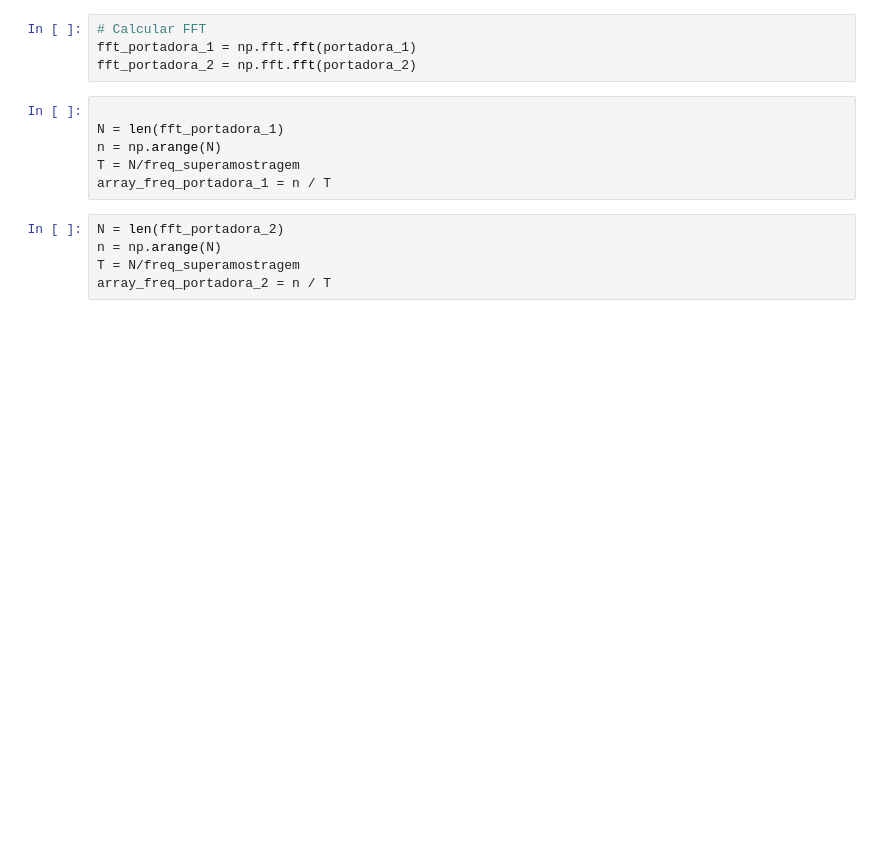
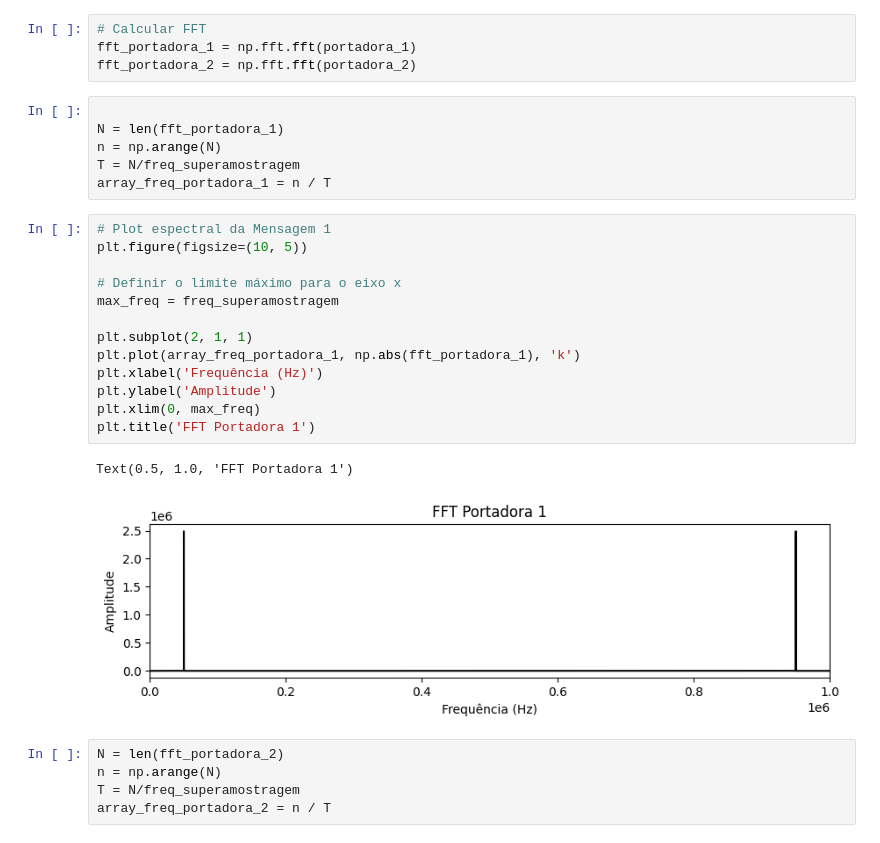
Before and after one commit to iyisakuma/PComunicacao, a Jupyter notebook: Atividade_1_Modulação_AM.ipynb, the cells around one changed output. Drawn from its saved outputs; the diff is of its cells as text; blank space fills up the shorter version.

```diff
--- a/Atividade_1_Modulação_AM.ipynb
+++ b/Atividade_1_Modulação_AM.ipynb
@@ -217,6 +252,22 @@ N = len(fft_portadora_1)
 n = np.arange(N)
 T = N/freq_superamostragem
 array_freq_portadora_1 = n / T
+# %%
+# Plot espectral da Mensagem 1
+plt.figure(figsize=(10, 5))
+
+# Definir o limite máximo para o eixo x
+max_freq = freq_superamostragem
+
+plt.subplot(2, 1, 1)
+plt.plot(array_freq_portadora_1, np.abs(fft_portadora_1), 'k')
+plt.xlabel('Frequência (Hz)')
+plt.ylabel('Amplitude')
+plt.xlim(0, max_freq)
+plt.title('FFT Portadora 1')
+# %% [output]
+Text(0.5, 1.0, 'FFT Portadora 1')
+[figure, added]
 # %%
 N = len(fft_portadora_2)
 n = np.arange(N)
```
Also changed, not shown: parts of 11 cells of this notebook.
